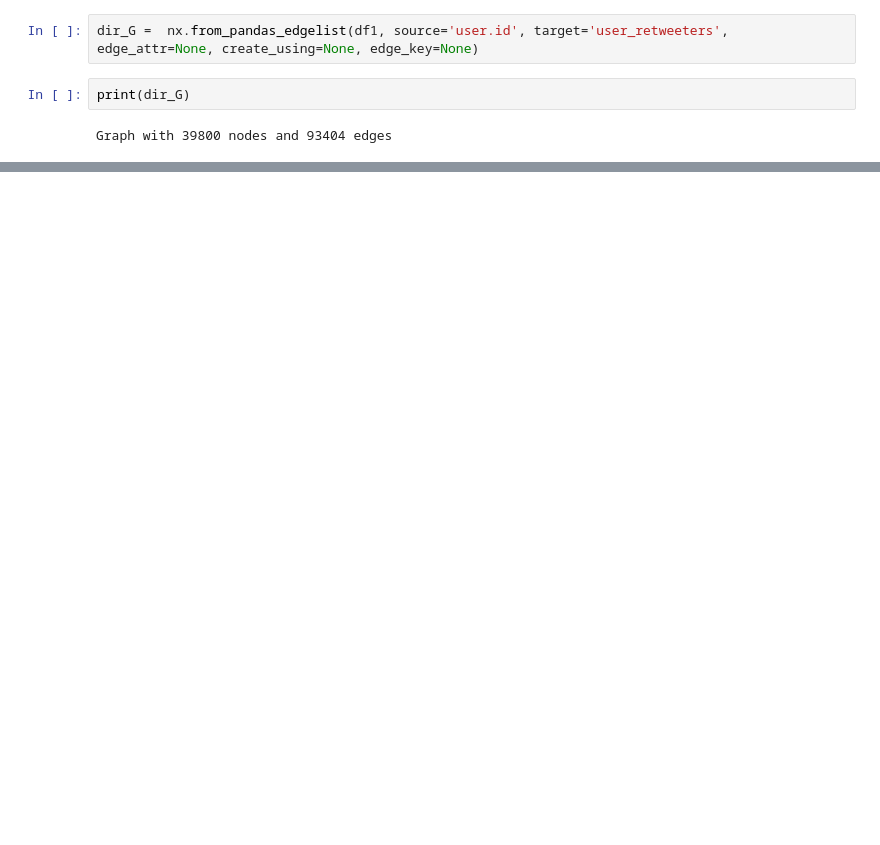
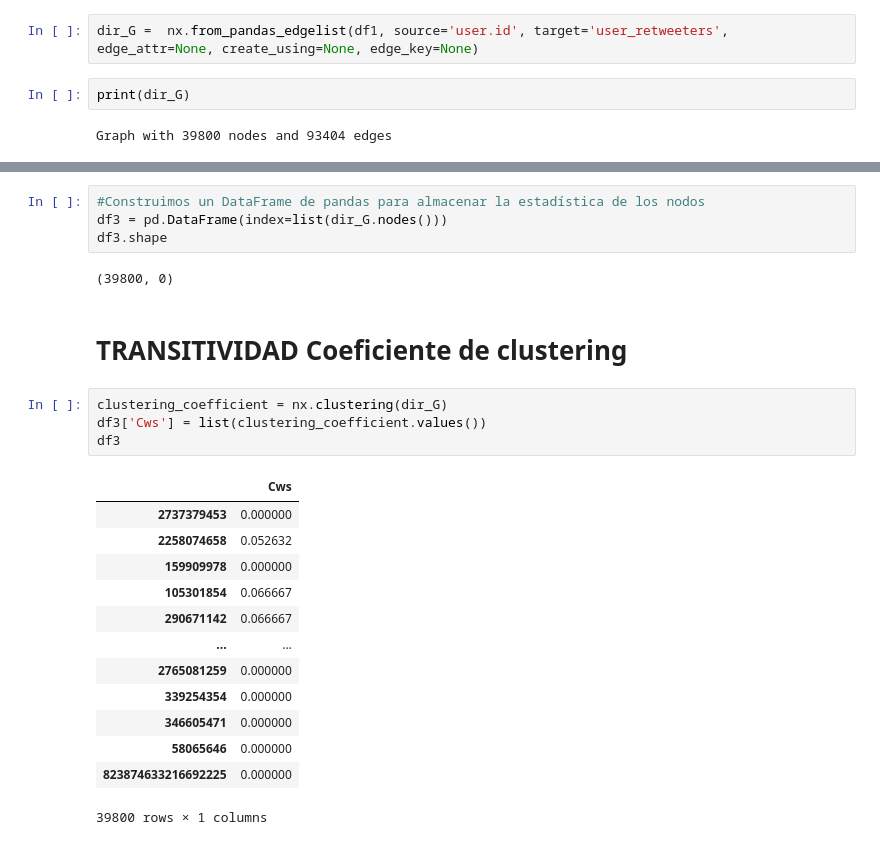
Before and after one commit to rafaborneo/graph_course, a Jupyter notebook: Borneo_Graphs_Practico1.ipynb, the cells around one changed output, grey strips where cells are left out. Cells and saved outputs as stored; diff of their text form; blank space fills up the shorter version.

```diff
--- a/Borneo_Graphs_Practico1.ipynb
+++ b/Borneo_Graphs_Practico1.ipynb
@@ -161,0 +187,26 @@ Graph with 39800 nodes and 93404 edges
+# %%
+#Construimos un DataFrame de pandas para almacenar la estadística de los nodos
+df3 = pd.DataFrame(index=list(dir_G.nodes()))
+df3.shape
+# %% [output]
+(39800, 0)
+# %% [markdown]
+# TRANSITIVIDAD Coeficiente de clustering
+# %%
+clustering_coefficient = nx.clustering(dir_G)
+df3['Cws'] = list(clustering_coefficient.values())
+df3
+# %% [output]
+|  | Cws |
+| 2737379453 | 0.000000 |
+| 2258074658 | 0.052632 |
+| 159909978 | 0.000000 |
+| 105301854 | 0.066667 |
+| 290671142 | 0.066667 |
+| ... | ... |
+| 2765081259 | 0.000000 |
+| 339254354 | 0.000000 |
+| 346605471 | 0.000000 |
+| 58065646 | 0.000000 |
+| 823874633216692225 | 0.000000 |
+39800 rows × 1 columns
```
Also changed, not shown: parts of 5 cells of this notebook.
